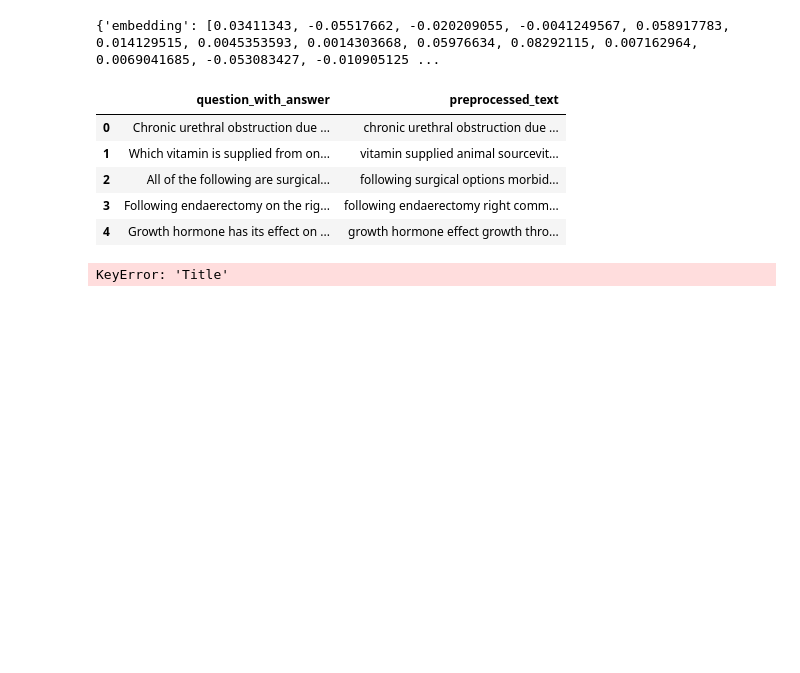
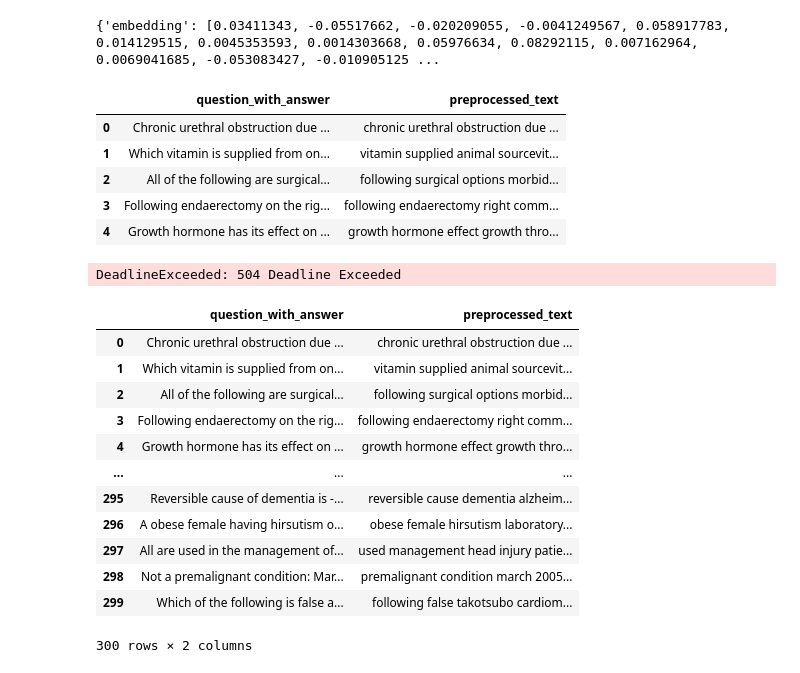
Before and after one commit to sain-Porho-AI/gemini-rag, a Jupyter notebook: geminiembedding.ipynb, the cells around one changed output. Saved outputs shown, nothing was run; the diff lists cells and outputs as text; code cells hidden in the pictures; blank space fills up the shorter version.

```diff
--- a/geminiembedding.ipynb
+++ b/geminiembedding.ipynb
@@ -283,7 +283,7 @@ def embed_fn( text):
                              task_type="retrieval_document",
                              )["embedding"]
 # %%
-one_column_df['Embeddings'] = one_column_df.apply(lambda row: embed_fn(row['preprocessed_text']), axis=1)
-df
+# one_column_df['Embeddings'] = one_column_df.apply(lambda row: embed_fn(text=row['preprocessed_text']), axis=1)
+# one_column_df
 # %% [output]
-KeyError: 'Title'
+DeadlineExceeded: 504 Deadline Exceeded
@@ -289,0 +292,16 @@ KeyError: 'Title'
+# %%
+first_300_rows
+# %% [output]
+|  | question_with_answer | preprocessed_text |
+| 0 | Chronic urethral obstruction due ... | chronic urethral obstruction due ... |
+| 1 | Which vitamin is supplied from on... | vitamin supplied animal sourcevit... |
+| 2 | All of the following are surgical... | following surgical options morbid... |
+| 3 | Following endaerectomy on the rig... | following endaerectomy right comm... |
+| 4 | Growth hormone has its effect on ... | growth hormone effect growth thro... |
+| ... | ... | ... |
+| 295 | Reversible cause of dementia is -... | reversible cause dementia alzheim... |
+| 296 | A obese female having hirsutism o... | obese female hirsutism laboratory... |
+| 297 | All are used in the management of... | used management head injury patie... |
+| 298 | Not a premalignant condition: Mar... | premalignant condition march 2005... |
+| 299 | Which of the following is false a... | following false takotsubo cardiom... |
+300 rows × 2 columns
```
Also changed, not shown: parts of 4 cells of this notebook.
